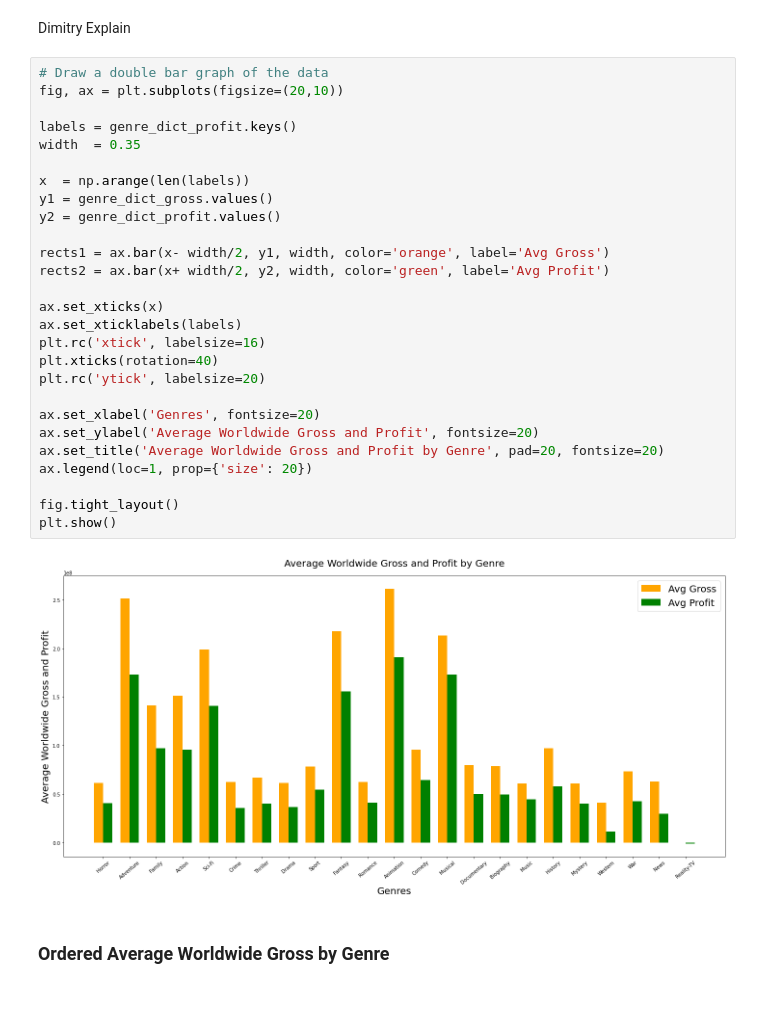
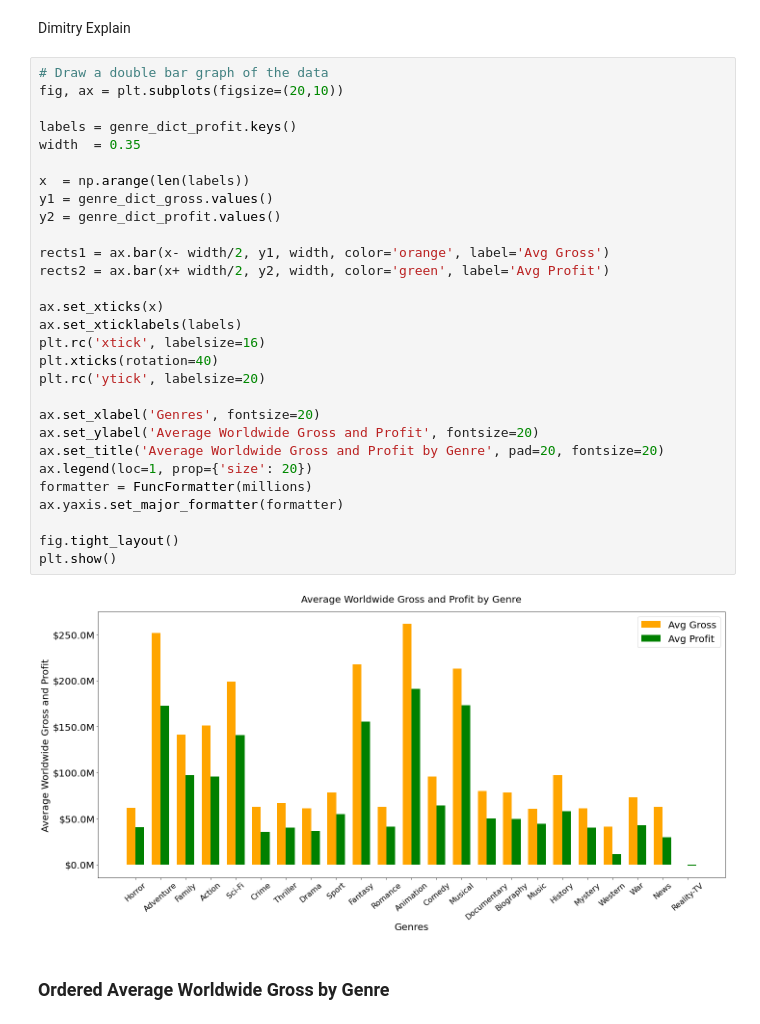
Before and after one commit to dameeech/Phase_1_Microsoft_Project, a Jupyter notebook: Phase1_Final.ipynb, the cells around one changed output. Saved outputs shown, nothing was run; the diff lists cells and outputs as text.

```diff
--- a/Phase1_Final.ipynb
+++ b/Phase1_Final.ipynb
@@ -706,32 +706,34 @@ Dimitry Explain
 # %%
 # Draw a double bar graph of the data
 fig, ax = plt.subplots(figsize=(20,10))
 
 labels = genre_dict_profit.keys()
 width  = 0.35
 
 x  = np.arange(len(labels))
 y1 = genre_dict_gross.values()
 y2 = genre_dict_profit.values()
 
 rects1 = ax.bar(x- width/2, y1, width, color='orange', label='Avg Gross')
 rects2 = ax.bar(x+ width/2, y2, width, color='green', label='Avg Profit')
 
 ax.set_xticks(x)
 ax.set_xticklabels(labels)
 plt.rc('xtick', labelsize=16)
 plt.xticks(rotation=40)
 plt.rc('ytick', labelsize=20)
 
 ax.set_xlabel('Genres', fontsize=20)
 ax.set_ylabel('Average Worldwide Gross and Profit', fontsize=20)
 ax.set_title('Average Worldwide Gross and Profit by Genre', pad=20, fontsize=20)
 ax.legend(loc=1, prop={'size': 20})
+formatter = FuncFormatter(millions)
+ax.yaxis.set_major_formatter(formatter)
 
 fig.tight_layout()
 plt.show()
 # %% [output]
-[figure, old version]
+[figure, new version]
 # %% [markdown]
 ### Ordered Average Worldwide Gross by Genre
 # %% [markdown]
```
Also changed, not shown: parts of 3 cells of this notebook.
